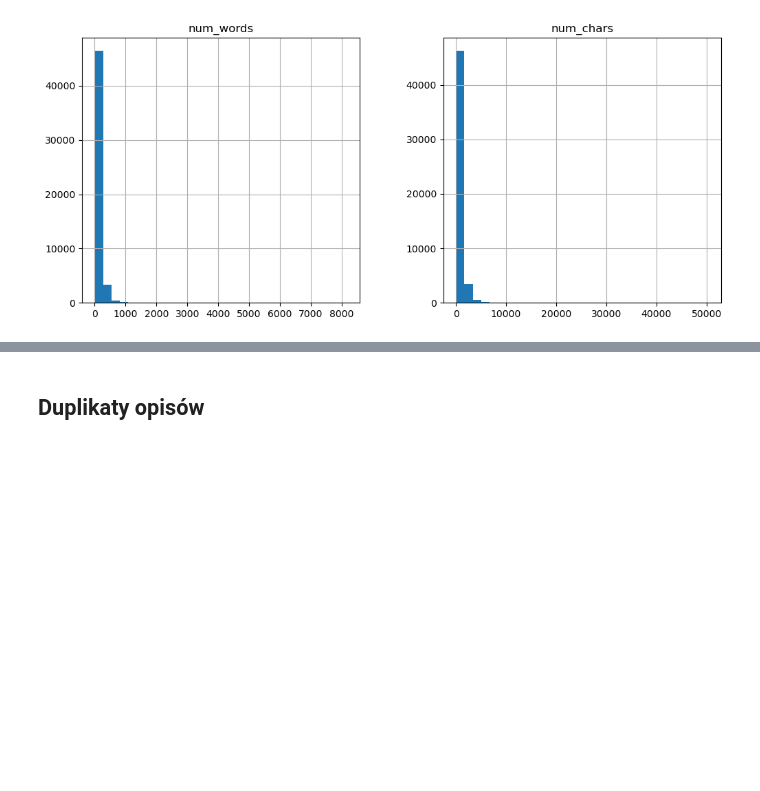
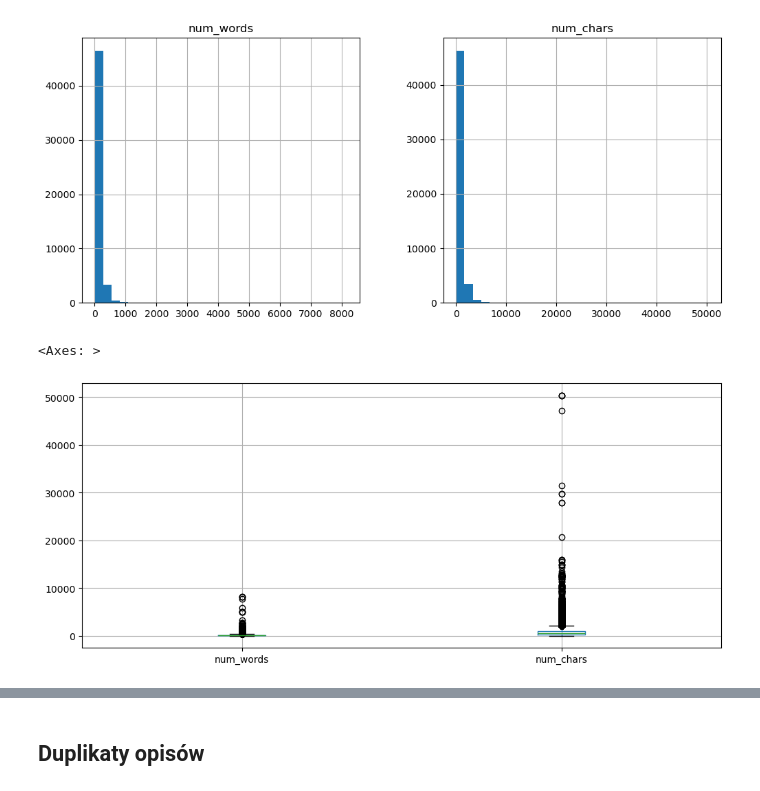
Before and after one commit to k-osinski/WUM_Projekt_2, a Jupyter notebook: project2_eda(1)(1).ipynb, the cells around one changed output, grey strips where cells are left out. Drawn from its saved outputs; the diff is of its cells as text; code cells hidden in the pictures; blank space fills up the shorter version.

```diff
--- a/project2_eda(1)(1).ipynb
+++ b/project2_eda(1)(1).ipynb
@@ -88,3 +88,8 @@ df[['num_words', 'num_chars']].hist(bins=30, figsize=(12,5))
 array([[<Axes: title={'center': 'num_words'}>,
         <Axes: title={'center': 'num_chars'}>]], dtype=object)
 [figure]
+# %%
+df[['num_words', 'num_chars']].boxplot(figsize=(12,5))
+# %% [output]
+<Axes: >
+[figure, added]
```
Also changed, not shown: parts of 2 cells of this notebook.
